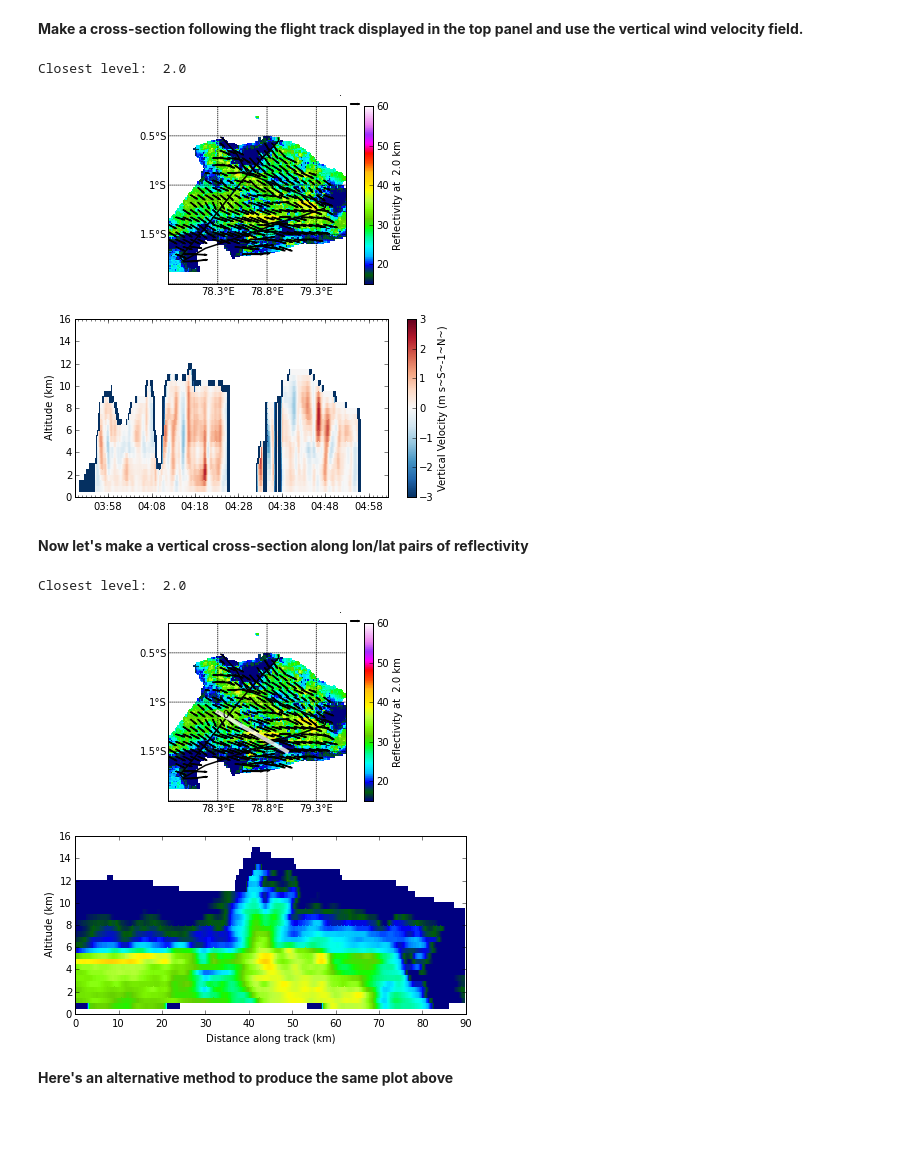
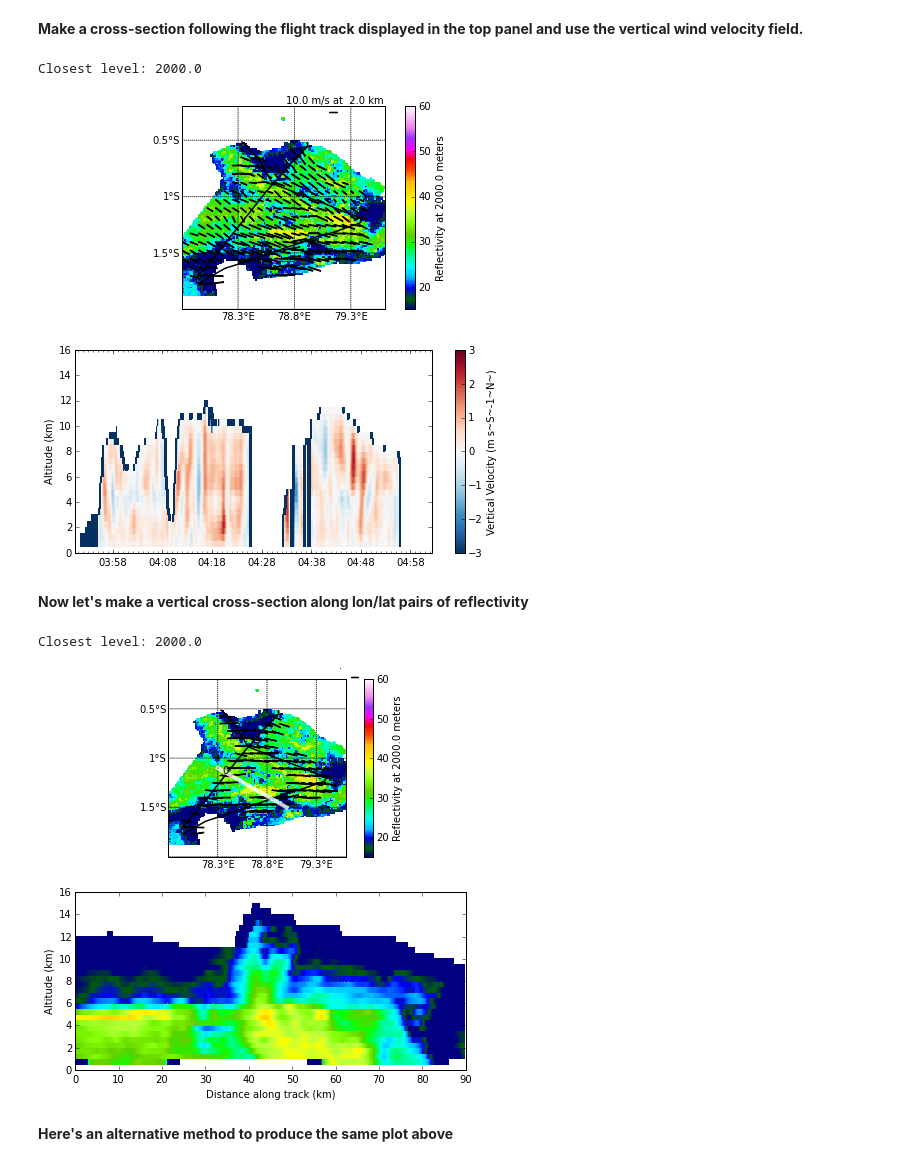
Before and after one commit to nguy/AWOT, a Jupyter notebook: examples/awot_radar_cross_section.ipynb, the cells around one changed output. Cells and saved outputs as stored; diff of their text form; code cells hidden in the pictures; blank space fills up the shorter version.

```diff
--- a/examples/awot_radar_cross_section.ipynb
+++ b/examples/awot_radar_cross_section.ipynb
@@ -98,39 +98,41 @@ time_diff does not exist in file...
 # %% [markdown]
 <b>Make a cross-section following the flight track displayed in the top panel and use the vertical wind velocity field.</b>
 # %%
-fig, (axPPI, axXS) = plt.subplots(2, 1, figsize=(7, 7))
+fig, (axPPI, axXS) = plt.subplots(2, 1, figsize=(8, 8))
 
 # Set the map for plotting
 bm1 = create_basemap(corners=corners, proj=proj, resolution='l', area_thresh=1.,
                      dLat=dLat, dLon=dLon, ax=axPPI)
 
 # Create a Flightlevel instance for the track
 flp1 = FlightLevel(fl1, basemap=bm1)
 
 flp1.plot_trackmap(start_time=start_time, end_time=end_time,
                    min_altitude=50., max_altitude= 8000.,
                    addlegend=False, addtitle=False, ax=axPPI)
 
 # Create a RadarGrid
 rgp1 = RadarHorizontalPlot(r1, basemap=bm1)
 # Add PPI plot at 2 km level
-rgp1.plot_cappi('reflectivity', 2., vmin=15., vmax=60., title=' ',
+cappi_ht = 2000.
+rgp1.plot_cappi('reflectivity', cappi_ht, vmin=15., vmax=60., title=' ',
 #rgp1.plot_cappi('Uwind', 2., vmin=-20., vmax=20., title=' ',
 #              cmap='RdBu_r',
               color_bar=True, cb_pad="10%", cb_loc='right', cb_tick_int=4,
               ax=axPPI)
-rgp1.overlay_wind_vector(height_level=2., vscale=200, vtrim=6, qcolor='0.50')
+rgp1.overlay_wind_vector(height_level=cappi_ht, vscale=200, vtrim=6, qcolor='0.50',
+                         refUposX=.75, refUposY=.97, plot_km=True)
 
-flp1.plot_radar_cross_section(r1, 'Wwind',
+flp1.plot_radar_cross_section(r1, 'Wwind', plot_km=True,
               start_time=start_time, end_time=end_time,
               vmin=-3., vmax=3., title=' ',
               cmap='RdBu_r',
               color_bar=True, cb_orient='vertical', cb_tick_int=4,
               x_axis_array='time',
               ax=axXS)
 # %% [output]
-Closest level:  2.0
+Closest level: 2000.0
-[figure, old version]
+[figure, new version]
 # %% [markdown]
 <b>Now let's make a vertical cross-section along lon/lat pairs of reflectivity</b>
 # %%
@@ -149,7 +151,7 @@ flp2.plot_trackmap(start_time=start_time, end_time=end_time,
 # Create a RadarGrid
 rgph = RadarHorizontalPlot(r1, basemap=bm2)
 # Add PPI plot at 2 km
-rgph.plot_cappi('reflectivity', 2., vmin=15., vmax=60., title=' ',
+rgph.plot_cappi('reflectivity', cappi_ht, vmin=15., vmax=60., title=' ',
               color_bar=True, cb_pad="10%", cb_loc='right', cb_tick_int=4,
               ax=axPPI2)
 rgph.overlay_wind_vector(height_level=2., vscale=200, vtrim=6, qcolor='0.50')
@@ -161,7 +163,7 @@ rgph.plot_line_geo([78.3, 79.0], [-1.1, -1.5], lw=4, alpha=.8, line_style='w-',
 rgph.plot_cross_section('reflectivity', (78.3, -1.1), (79.0, -1.5),
               vmin=15., vmax=60., title=' ',
               color_bar=False, cb_orient='vertical', cb_tick_int=4,
-              ax=axXS2)
+              plot_km=True, ax=axXS2)
 
 # Alternatively the commented out code below will also display the plot
 
@@ -172,8 +174,8 @@ rgph.plot_cross_section('reflectivity', (78.3, -1.1), (79.0, -1.5),
 #              color_bar=False, cb_orient='vertical', cb_tick_int=4,
 #              ax=axXS)
 # %% [output]
-Closest level:  2.0
+Closest level: 2000.0
-[figure, old version]
+[figure, new version]
 # %% [markdown]
 <b>Here's an alternative method to produce the same plot above</b>
 # %%
```
Also changed, not shown: parts of 1 cell of this notebook, 13 other files.
